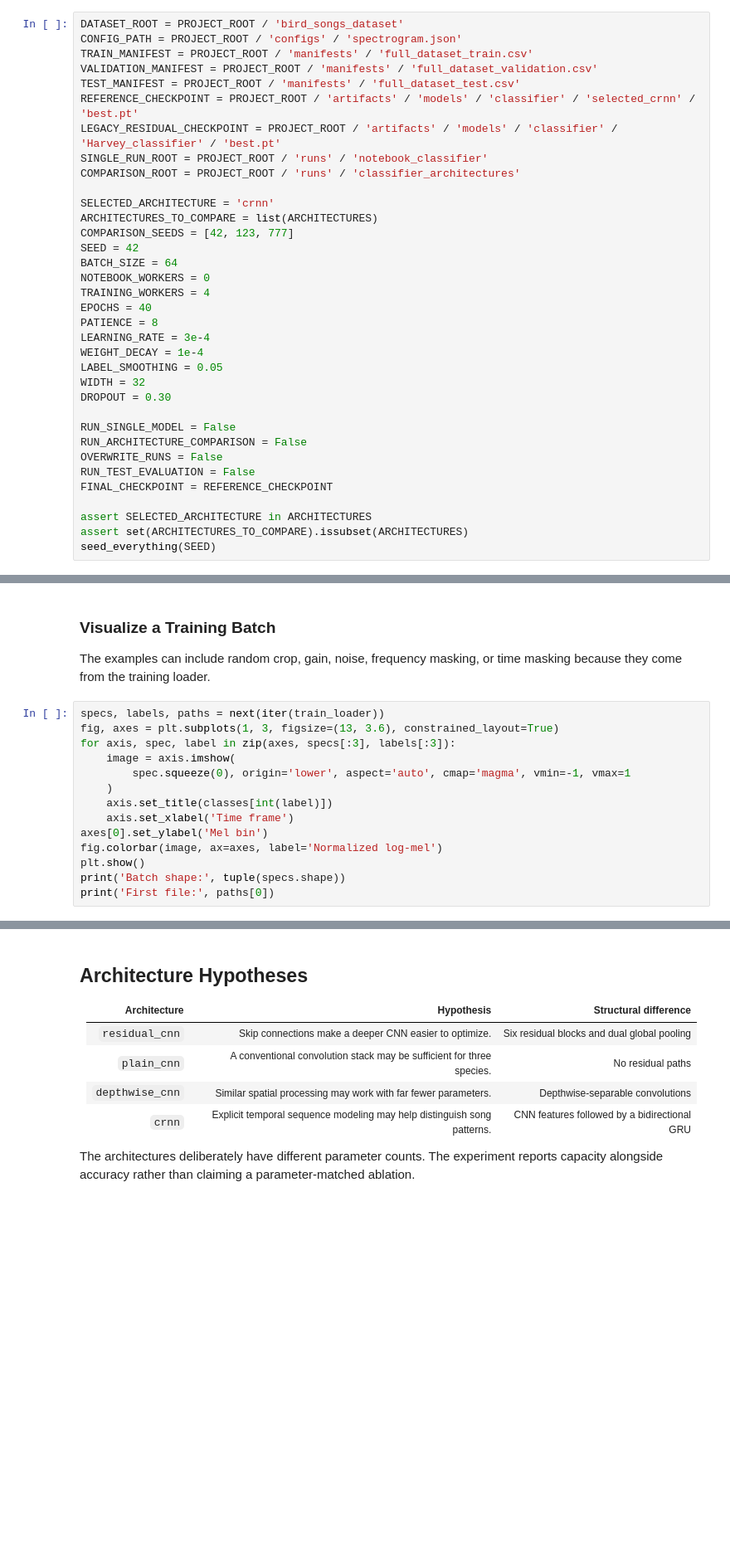
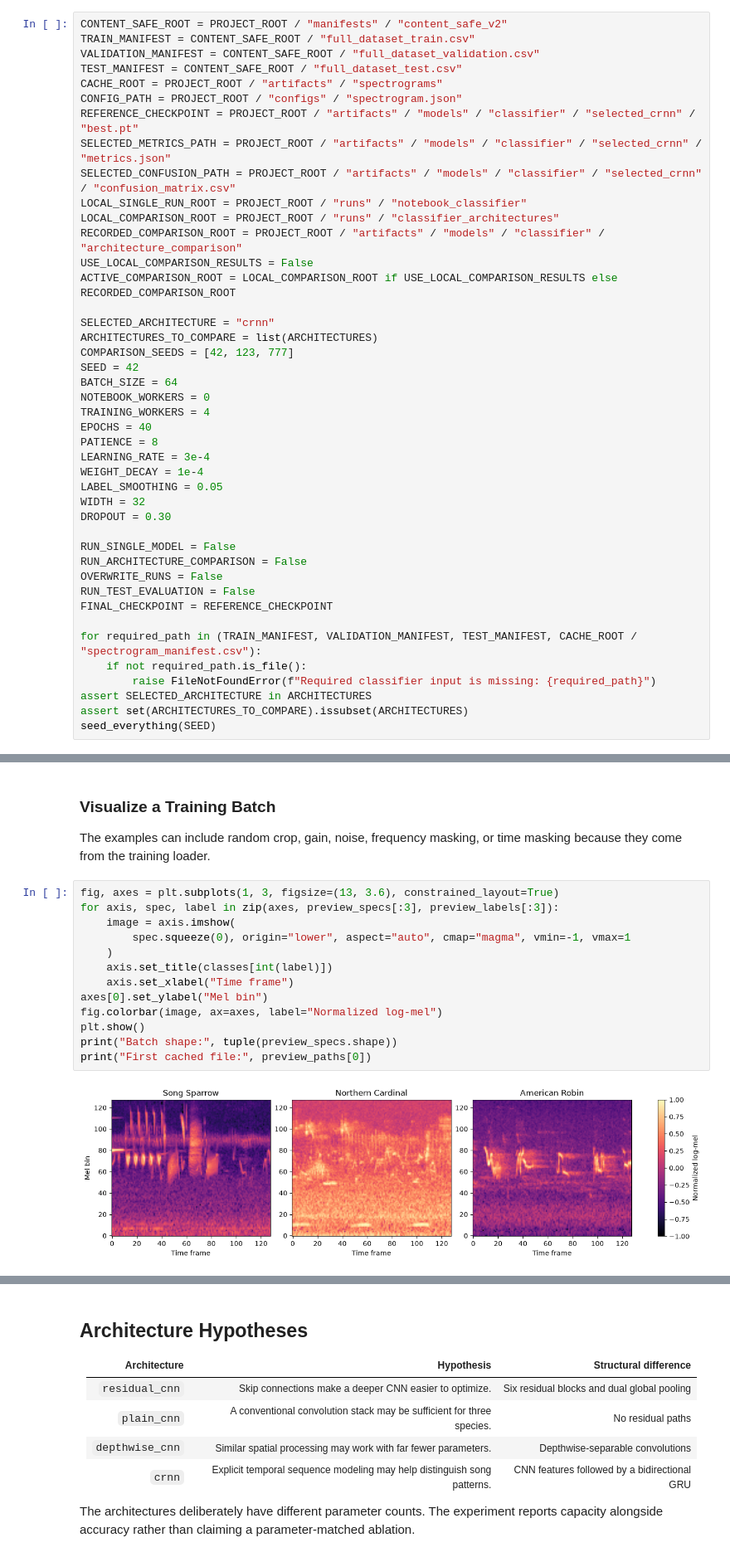
Before and after one commit to Bleu7101/bird_song_gen, a Jupyter notebook: notebooks/03_classifier.ipynb, the cells around one changed output, grey strips where cells are left out. Shown at 83% size. Drawn from its saved outputs; the diff is of its cells as text; blank space fills up the shorter version.

Commit message:
Refresh classifier and generator notebooks

```diff
--- a/notebooks/03_classifier.ipynb
+++ b/notebooks/03_classifier.ipynb
@@ -59,17 +69,22 @@ if device.type == 'cuda':
 
 The default comparison repeats each architecture with three seeds. `NOTEBOOK_WORKERS = 0` is safe for interactive data previews; the standalone training subprocess can use more workers on Windows.
 # %%
-DATASET_ROOT = PROJECT_ROOT / 'bird_songs_dataset'
-CONFIG_PATH = PROJECT_ROOT / 'configs' / 'spectrogram.json'
-TRAIN_MANIFEST = PROJECT_ROOT / 'manifests' / 'full_dataset_train.csv'
-VALIDATION_MANIFEST = PROJECT_ROOT / 'manifests' / 'full_dataset_validation.csv'
-TEST_MANIFEST = PROJECT_ROOT / 'manifests' / 'full_dataset_test.csv'
-REFERENCE_CHECKPOINT = PROJECT_ROOT / 'artifacts' / 'models' / 'classifier' / 'selected_crnn' / 'best.pt'
-LEGACY_RESIDUAL_CHECKPOINT = PROJECT_ROOT / 'artifacts' / 'models' / 'classifier' / 'Harvey_classifier' / 'best.pt'
-SINGLE_RUN_ROOT = PROJECT_ROOT / 'runs' / 'notebook_classifier'
-COMPARISON_ROOT = PROJECT_ROOT / 'runs' / 'classifier_architectures'
+CONTENT_SAFE_ROOT = PROJECT_ROOT / "manifests" / "content_safe_v2"
+TRAIN_MANIFEST = CONTENT_SAFE_ROOT / "full_dataset_train.csv"
+VALIDATION_MANIFEST = CONTENT_SAFE_ROOT / "full_dataset_validation.csv"
+TEST_MANIFEST = CONTENT_SAFE_ROOT / "full_dataset_test.csv"
+CACHE_ROOT = PROJECT_ROOT / "artifacts" / "spectrograms"
+CONFIG_PATH = PROJECT_ROOT / "configs" / "spectrogram.json"
+REFERENCE_CHECKPOINT = PROJECT_ROOT / "artifacts" / "models" / "classifier" / "selected_crnn" / "best.pt"
+SELECTED_METRICS_PATH = PROJECT_ROOT / "artifacts" / "models" / "classifier" / "selected_crnn" / "metrics.json"
+SELECTED_CONFUSION_PATH = PROJECT_ROOT / "artifacts" / "models" / "classifier" / "selected_crnn" / "confusion_matrix.csv"
+LOCAL_SINGLE_RUN_ROOT = PROJECT_ROOT / "runs" / "notebook_classifier"
+LOCAL_COMPARISON_ROOT = PROJECT_ROOT / "runs" / "classifier_architectures"
+RECORDED_COMPARISON_ROOT = PROJECT_ROOT / "artifacts" / "models" / "classifier" / "architecture_comparison"
+USE_LOCAL_COMPARISON_RESULTS = False
+ACTIVE_COMPARISON_ROOT = LOCAL_COMPARISON_ROOT if USE_LOCAL_COMPARISON_RESULTS else RECORDED_COMPARISON_ROOT
 
-SELECTED_ARCHITECTURE = 'crnn'
+SELECTED_ARCHITECTURE = "crnn"
 ARCHITECTURES_TO_COMPARE = list(ARCHITECTURES)
 COMPARISON_SEEDS = [42, 123, 777]
 SEED = 42
@@ -90,6 +105,9 @@ OVERWRITE_RUNS = False
 RUN_TEST_EVALUATION = False
 FINAL_CHECKPOINT = REFERENCE_CHECKPOINT
 
+for required_path in (TRAIN_MANIFEST, VALIDATION_MANIFEST, TEST_MANIFEST, CACHE_ROOT / "spectrogram_manifest.csv"):
+    if not required_path.is_file():
+        raise FileNotFoundError(f"Required classifier input is missing: {required_path}")
 assert SELECTED_ARCHITECTURE in ARCHITECTURES
 assert set(ARCHITECTURES_TO_COMPARE).issubset(ARCHITECTURES)
 seed_everything(SEED)
@@ -125,16 +183,17 @@ print('Input shape:', (1, spectrogram_config.n_mels, spectrogram_config.spectrog
 
 The examples can include random crop, gain, noise, frequency masking, or time masking because they come from the training loader.
 # %%
-specs, labels, paths = next(iter(train_loader))
 fig, axes = plt.subplots(1, 3, figsize=(13, 3.6), constrained_layout=True)
-for axis, spec, label in zip(axes, specs[:3], labels[:3]):
+for axis, spec, label in zip(axes, preview_specs[:3], preview_labels[:3]):
     image = axis.imshow(
-        spec.squeeze(0), origin='lower', aspect='auto', cmap='magma', vmin=-1, vmax=1
+        spec.squeeze(0), origin="lower", aspect="auto", cmap="magma", vmin=-1, vmax=1
     )
     axis.set_title(classes[int(label)])
-    axis.set_xlabel('Time frame')
-axes[0].set_ylabel('Mel bin')
-fig.colorbar(image, ax=axes, label='Normalized log-mel')
+    axis.set_xlabel("Time frame")
+axes[0].set_ylabel("Mel bin")
+fig.colorbar(image, ax=axes, label="Normalized log-mel")
 plt.show()
-print('Batch shape:', tuple(specs.shape))
-print('First file:', paths[0])
+print("Batch shape:", tuple(preview_specs.shape))
+print("First cached file:", preview_paths[0])
+# %% [output]
+[figure, added]
```
Also changed, not shown: parts of 19 cells of this notebook, 5 other files.
